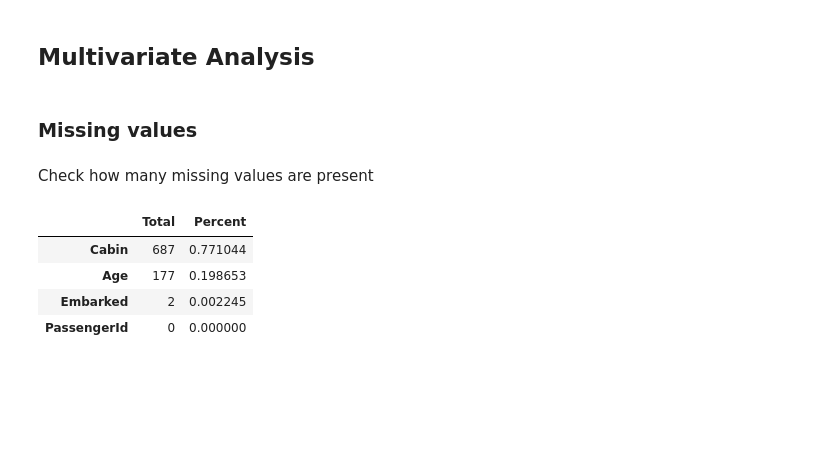
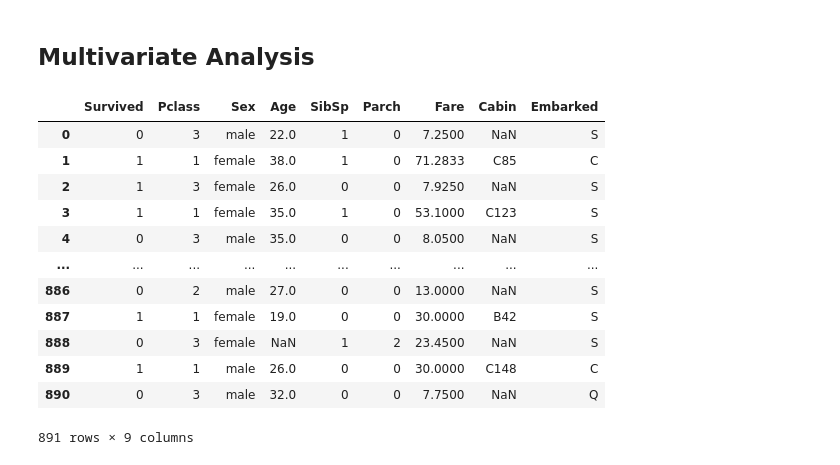
Before and after one commit to yDon96/Kaggle-Competition---Titanic-Problem, a Jupyter notebook: notebooks/EDA.ipynb, the cells around one changed output. Saved outputs shown, nothing was run; the diff lists cells and outputs as text; code cells hidden in the pictures; blank space fills up the shorter version.

Commit message:
Add Multivariate analysis and remove missing data

```diff
--- a/notebooks/EDA.ipynb
+++ b/notebooks/EDA.ipynb
@@ -127,18 +127,20 @@ plt.show()
 [figure]
 # %% [markdown]
 ## Multivariate Analysis
-# %% [markdown]
-### Missing values
-# %% [markdown]
-Check how many missing values are present
-# %%
-total = train.isnull().sum().sort_values(ascending=False)
-percent = (train.isnull().sum()/train.isnull().count()).sort_values(ascending=False)
-missing_data = pd.concat([total, percent], axis=1, keys=['Total', 'Percent'])
-missing_data.head(4)
-# %% [output]
-|  | Total | Percent |
-| Cabin | 687 | 0.771044 |
-| Age | 177 | 0.198653 |
-| Embarked | 2 | 0.002245 |
-| PassengerId | 0 | 0.000000 |
+# %%
+dataset =  train.loc[:, ~train.columns.isin(['Name','Ticket','PassengerId'])].copy()
+dataset
+# %% [output]
+|  | Survived | Pclass | Sex | Age | SibSp | Parch | Fare | Cabin | Embarked |
+| 0 | 0 | 3 | male | 22.0 | 1 | 0 | 7.2500 | NaN | S |
+| 1 | 1 | 1 | female | 38.0 | 1 | 0 | 71.2833 | C85 | C |
+| 2 | 1 | 3 | female | 26.0 | 0 | 0 | 7.9250 | NaN | S |
+| 3 | 1 | 1 | female | 35.0 | 1 | 0 | 53.1000 | C123 | S |
+| 4 | 0 | 3 | male | 35.0 | 0 | 0 | 8.0500 | NaN | S |
+| ... | ... | ... | ... | ... | ... | ... | ... | ... | ... |
+| 886 | 0 | 2 | male | 27.0 | 0 | 0 | 13.0000 | NaN | S |
+| 887 | 1 | 1 | female | 19.0 | 0 | 0 | 30.0000 | B42 | S |
+| 888 | 0 | 3 | female | NaN | 1 | 2 | 23.4500 | NaN | S |
+| 889 | 1 | 1 | male | 26.0 | 0 | 0 | 30.0000 | C148 | C |
+| 890 | 0 | 3 | male | 32.0 | 0 | 0 | 7.7500 | NaN | Q |
+891 rows × 9 columns
```
Also changed, not shown: parts of 2 cells of this notebook.
